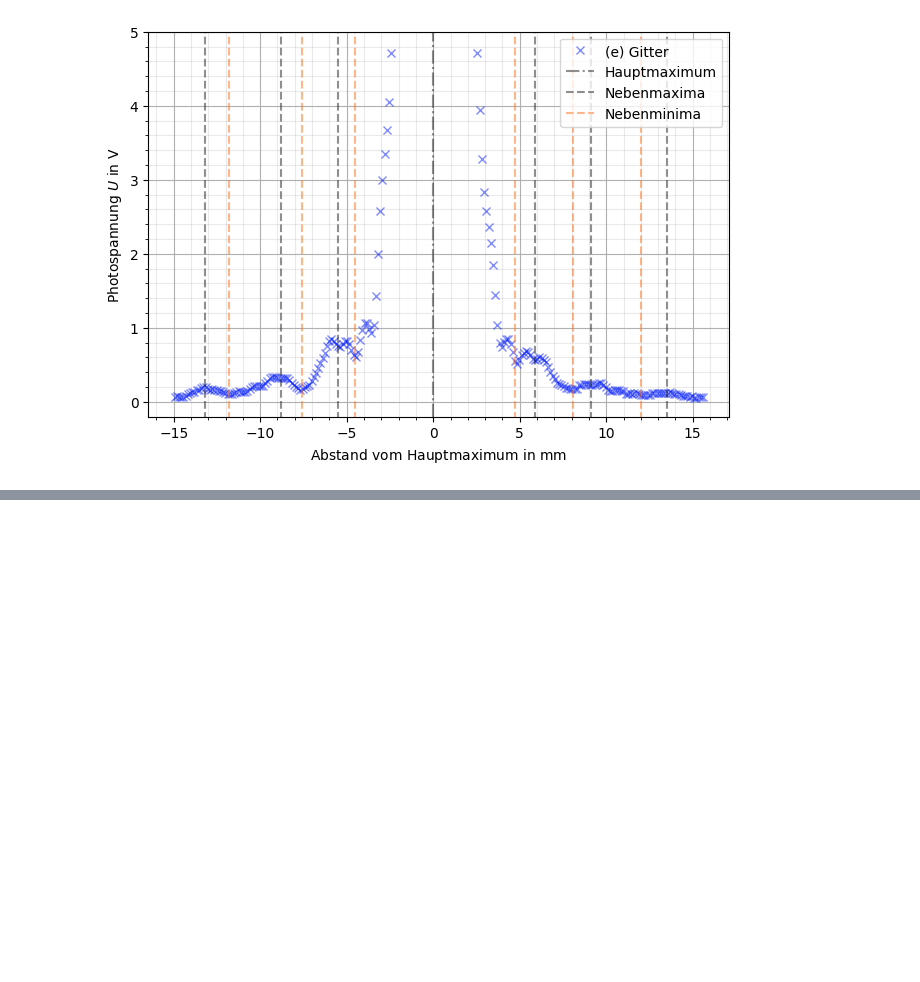
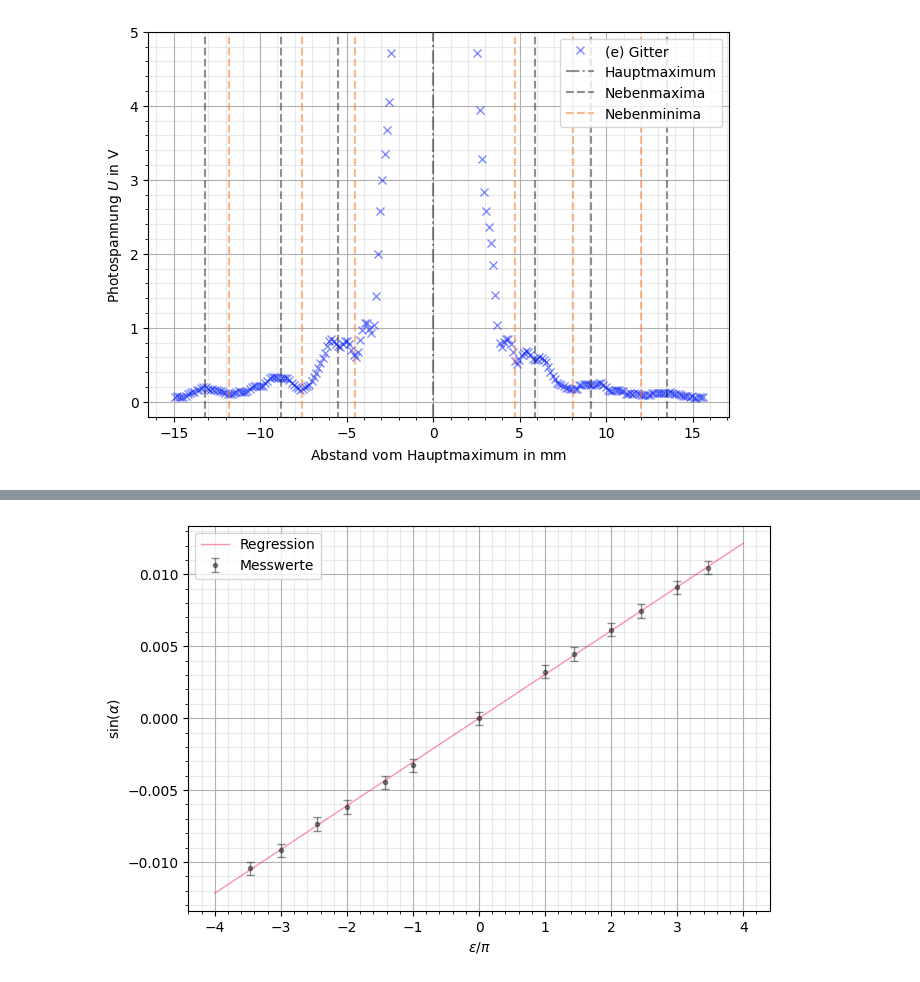
Before and after one commit to CVC97/ExPhy-III-Praktikum, a Jupyter notebook: 24_BILSL/24_BILSL.ipynb, the cells around one changed output, grey strips where cells are left out. Drawn from its saved outputs; the diff is of its cells as text; code cells hidden in the pictures; blank space fills up the shorter version.

```diff
--- a/24_BILSL/24_BILSL.ipynb
+++ b/24_BILSL/24_BILSL.ipynb
@@ -379,0 +480,20 @@ gitter_sin_alpha_array = [f_sin_alpha(x) for x in gitter_ext_array]
+# %%
+# (b) Steg
+
+fig, ax = plt.subplots(figsize=(7.5,5))
+ax.set_xlabel(r'$\epsilon/\pi$')
+ax.set_ylabel(r'sin($\alpha$)')
+ax.grid()
+ax.grid(which='minor', color = '#999999', alpha = 0.2, linestyle = '-')
+ax.minorticks_on()
+
+ax.errorbar(b_steg_eps_pi_array, b_steg_y, yerr = b_steg_y_err, fmt = '.', color = '#212121', alpha = 0.5, linewidth = 1, ecolor = '#212121', capsize = 3, label = 'Messwerte')
+ax.plot(b_steg_x, lin_reg(b_steg_x, *popt_b_steg), color = 'xkcd:red pink', alpha = 0.5, linewidth = 1, label = 'Regression')
+
+ax.legend()
+ax.legend(loc = "upper left")
+
+plt.savefig('./V24_b_Steg.pgf', facecolor = 'white', bbox_inches='tight')
+plt.show()
+# %% [output]
+[figure, added]
```
Also changed, not shown: parts of 11 cells of this notebook.
